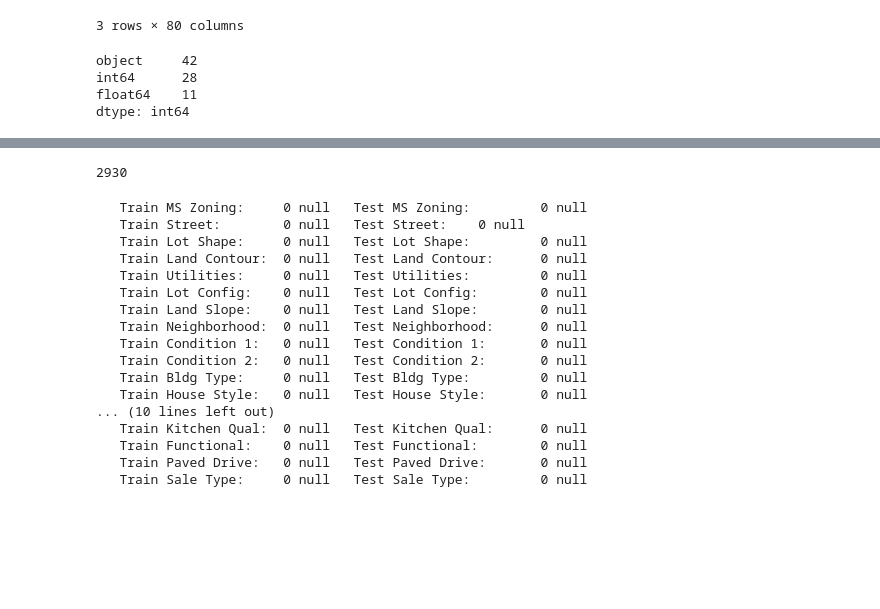
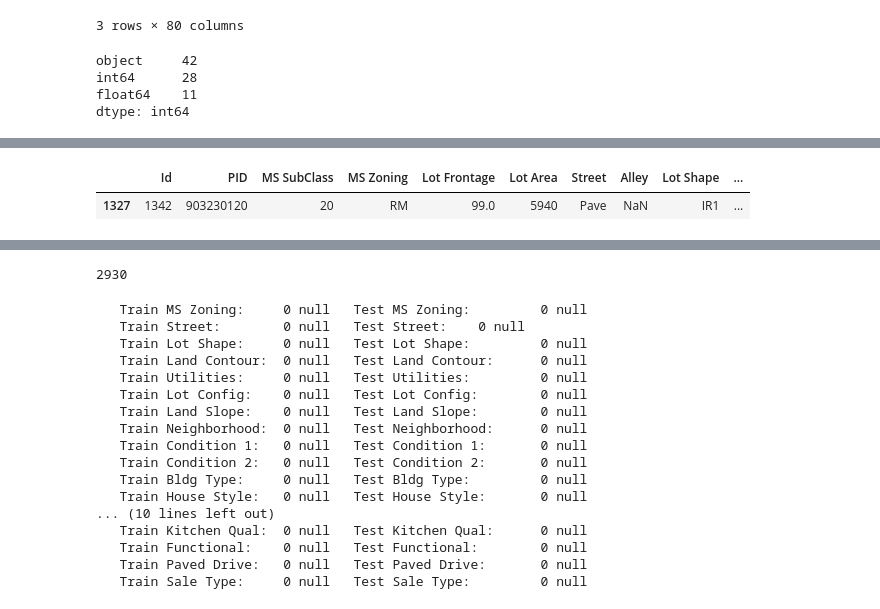
Before and after one commit to griffinbran/Real-Estate-Statistical-Modeling, a Jupyter notebook: code/01_EDA_and_Cleaning.ipynb, the cells around one changed output, grey strips where cells are left out. Cells and saved outputs as stored; diff of their text form; code cells hidden in the pictures; blank space fills up the shorter version.

```diff
--- a/code/01_EDA_and_Cleaning.ipynb
+++ b/code/01_EDA_and_Cleaning.ipynb
@@ -77,0 +120,10 @@ Train Misc Feature:     1986 null  Test Misc Feature:   837 null
+# %%
+# Fireplace Qu should be NA for No Fireplace, since Fireplaces is 0
+# Pool QC should be NA for No Pool, since Pool Area is 0
+# Misc Feature should be NA for None, not NaN, since the Misc Val is $0
+# Bsmt square-feet entries should be set to 0, and description entries should be set to NA for 'No Basement'
+with pd.option_context('display.max_columns', 81):
+    display(train_df.iloc[[1327]])
+# %% [output]
+|  | Id | PID | MS SubClass | MS Zoning | Lot Frontage | Lot Area | Street | Alley | Lot Shape | ... |
+| 1327 | 1342 | 903230120 | 20 | RM | 99.0 | 5940 | Pave | NaN | IR1 | ... |
```
Also changed, not shown: parts of 6 cells of this notebook, 1 other file.
